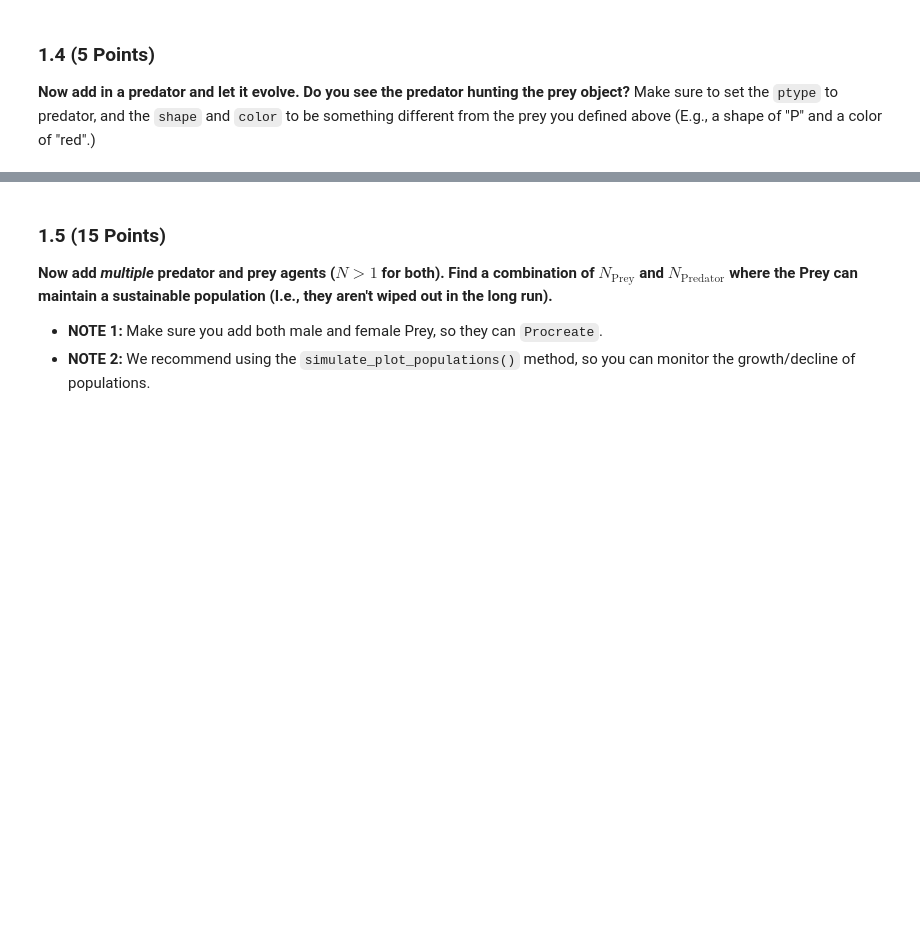
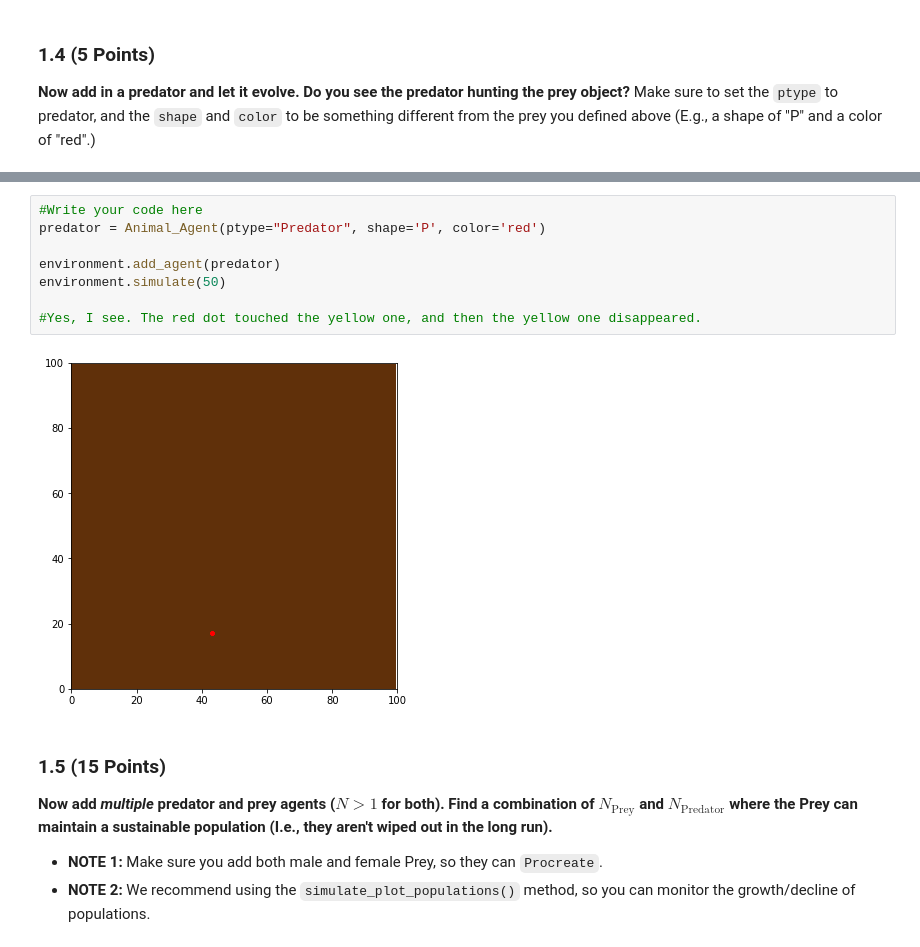
Before and after one commit to JialinQiu/CMSE202-s23-turnin, a Jupyter notebook: hw-03/HW3_ABMs_JialinQiu.ipynb, the cells around one changed output, grey strips where cells are left out. Saved outputs shown, nothing was run; the diff lists cells and outputs as text; blank space fills up the shorter version.

```diff
--- a/hw-03/HW3_ABMs_JialinQiu.ipynb
+++ b/hw-03/HW3_ABMs_JialinQiu.ipynb
@@ -87,3 +100,13 @@ Construct a new `Environment` object and a new `Animal_Agent` object. Specify th
+# %%
+#Write your code here
+predator = Animal_Agent(ptype="Predator", shape='P', color='red')
+
+environment.add_agent(predator)
+environment.simulate(50)
+
+#Yes, I see. The red dot touched the yellow one, and then the yellow one disappeared.
+# %% [output]
+[figure, added]
 # %% [markdown]
 ### 1.5 (15 Points)
 
```
Also changed, not shown: parts of 12 cells of this notebook, 2 other files.
